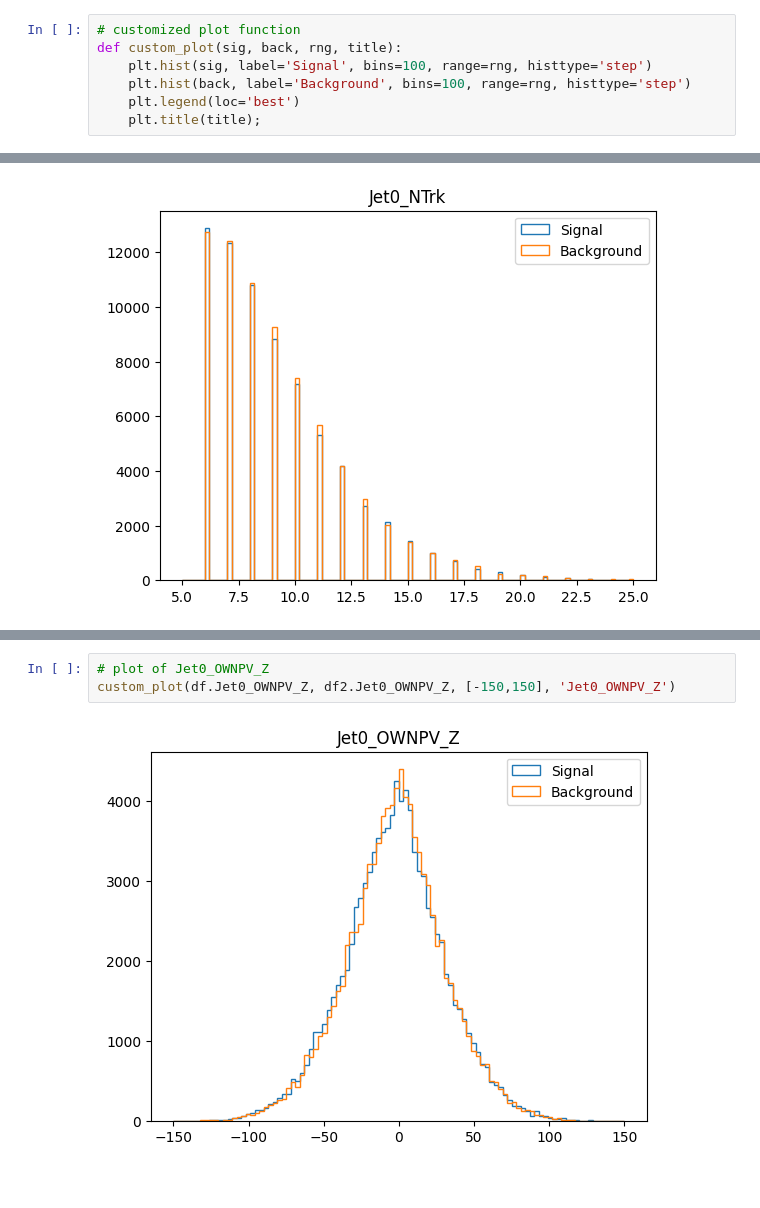
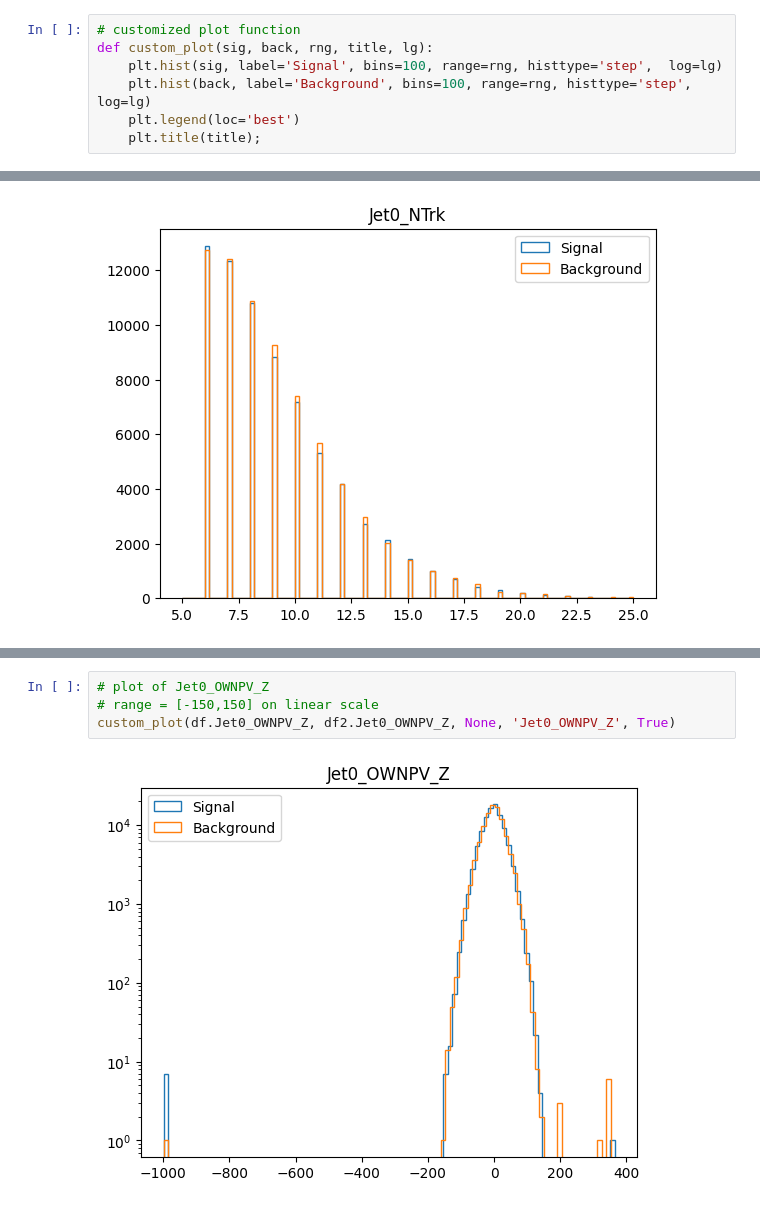
Before and after one commit to gpesticci/Jet-GNN, a Jupyter notebook: jetgnn.ipynb, the cells around one changed output, grey strips where cells are left out. Saved outputs shown, nothing was run; the diff lists cells and outputs as text.

```diff
--- a/jetgnn.ipynb
+++ b/jetgnn.ipynb
@@ -51,9 +51,9 @@ list(df.columns[:50])
  'Jet0_MTF']
 # %%
 # customized plot function
-def custom_plot(sig, back, rng, title):
-    plt.hist(sig, label='Signal', bins=100, range=rng, histtype='step')
-    plt.hist(back, label='Background', bins=100, range=rng, histtype='step')
+def custom_plot(sig, back, rng, title, lg):
+    plt.hist(sig, label='Signal', bins=100, range=rng, histtype='step',  log=lg)
+    plt.hist(back, label='Background', bins=100, range=rng, histtype='step', log=lg)
     plt.legend(loc='best')
     plt.title(title);
 # %%
@@ -105,7 +107,8 @@ custom_plot(df.Jet0_OWNPV_Y, df2.Jet0_OWNPV_Y, [-0.4,0], 'Jet0_OWNPV_Y')
 # %%
 # plot of Jet0_OWNPV_Z
-custom_plot(df.Jet0_OWNPV_Z, df2.Jet0_OWNPV_Z, [-150,150], 'Jet0_OWNPV_Z')
+# range = [-150,150] on linear scale
+custom_plot(df.Jet0_OWNPV_Z, df2.Jet0_OWNPV_Z, None, 'Jet0_OWNPV_Z', True)
 # %% [output]
-[figure, old version]
+[figure, new version]
 # %%
 # plot of Jet0_IP_OWNPV
```
Also changed, not shown: parts of 14 cells of this notebook.
